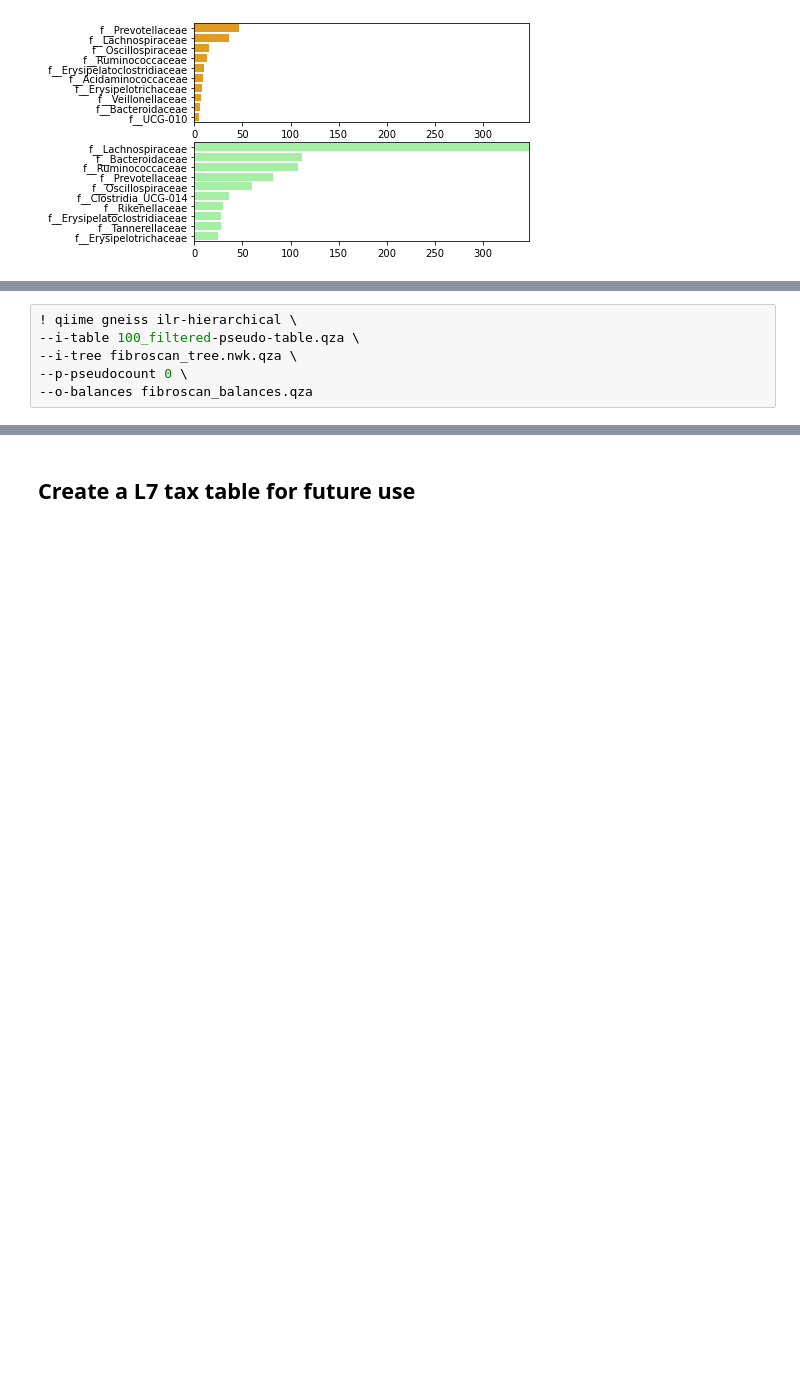
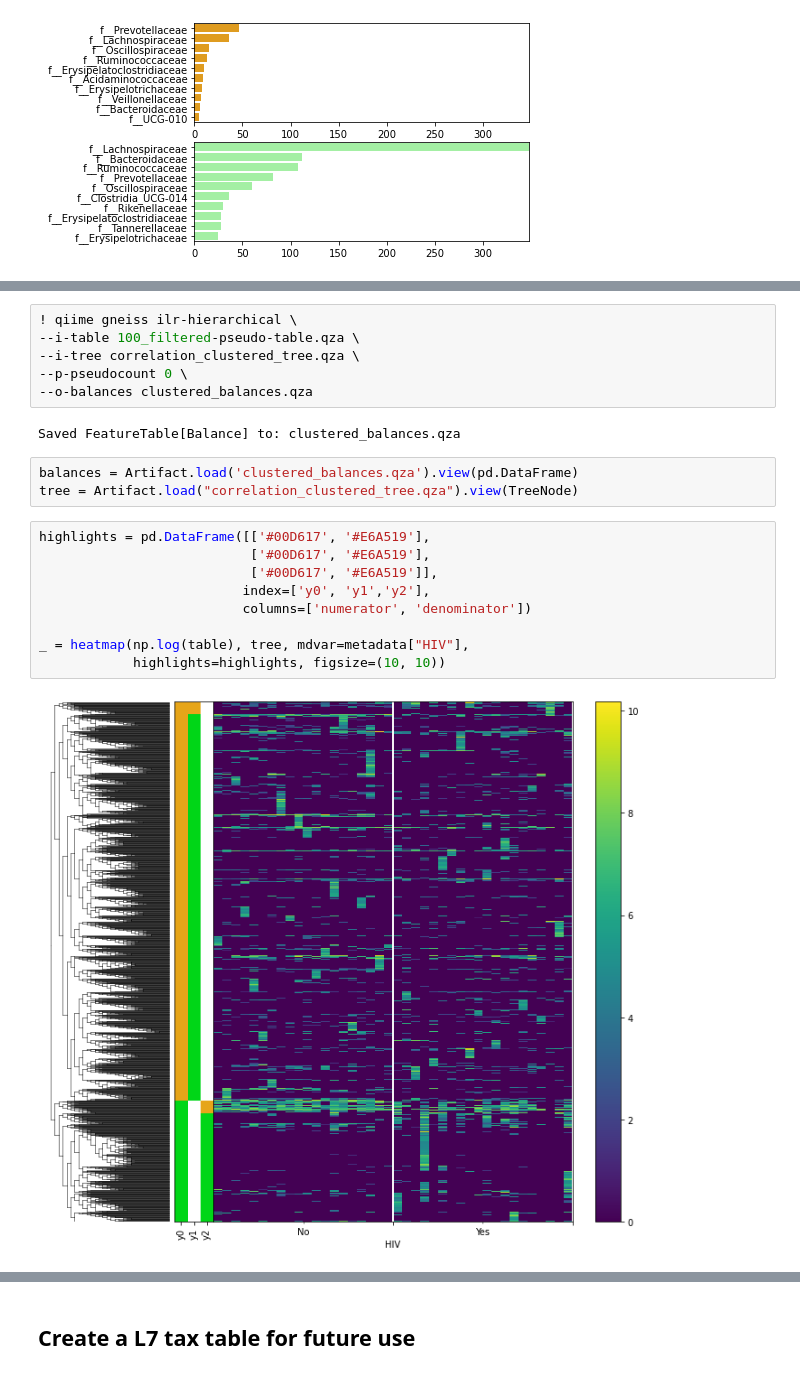
Before and after one commit to sterrettJD/HIV-microbiome, a Jupyter notebook: Analysis.ipynb, the cells around one changed output, grey strips where cells are left out. Cells and saved outputs as stored; diff of their text form; blank space fills up the shorter version.

Commit message:
correlation-based clustering for gneiss

```diff
--- a/Analysis.ipynb
+++ b/Analysis.ipynb
@@ -550,6 +560,22 @@ axes = balance_barplots(tree, 'y2', header='family',
 # %%
 ! qiime gneiss ilr-hierarchical \
 --i-table 100_filtered-pseudo-table.qza \
---i-tree fibroscan_tree.nwk.qza \
+--i-tree correlation_clustered_tree.qza \
 --p-pseudocount 0 \
---o-balances fibroscan_balances.qza
+--o-balances clustered_balances.qza
+# %% [output]
+Saved FeatureTable[Balance] to: clustered_balances.qza
+# %%
+balances = Artifact.load('clustered_balances.qza').view(pd.DataFrame)
+tree = Artifact.load("correlation_clustered_tree.qza").view(TreeNode)
+# %%
+highlights = pd.DataFrame([['#00D617', '#E6A519'],
+                           ['#00D617', '#E6A519'],
+                           ['#00D617', '#E6A519']],
+                          index=['y0', 'y1','y2'],
+                          columns=['numerator', 'denominator'])
+
+_ = heatmap(np.log(table), tree, mdvar=metadata["HIV"],
+            highlights=highlights, figsize=(10, 10))
+# %% [output]
+[figure, added]
```
Also changed, not shown: parts of 8 cells of this notebook.
